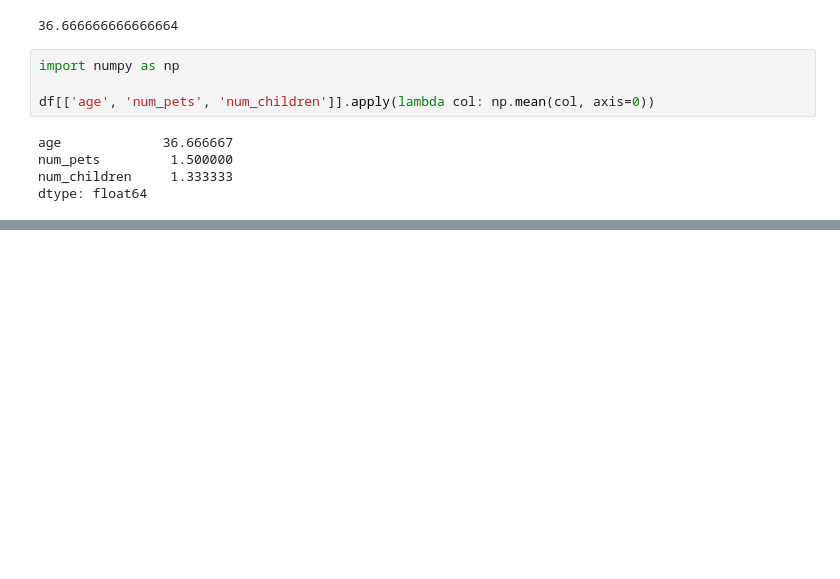
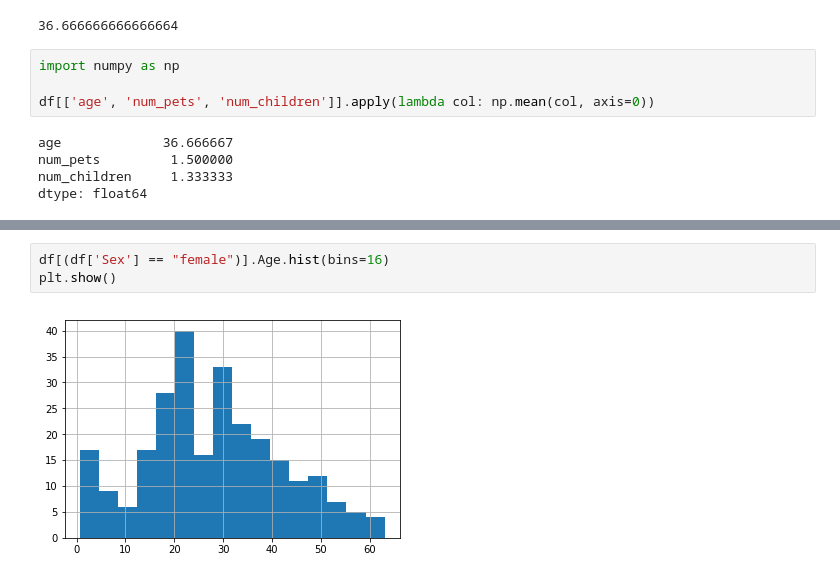
Before and after one commit to jayceazua/DS-1.1-Data-Analysis, a Jupyter notebook: Notebooks/Class_1.ipynb, the cells around one changed output, grey strips where cells are left out. Cells and saved outputs as stored; diff of their text form; blank space fills up the shorter version.

```diff
--- a/Notebooks/Class_1.ipynb
+++ b/Notebooks/Class_1.ipynb
@@ -173,0 +205,5 @@ dtype: float64
+# %%
+df[(df['Sex'] == "female")].Age.hist(bins=16)
+plt.show()
+# %% [output]
+[figure, added]
```
Also changed, not shown: parts of 30 cells of this notebook.
